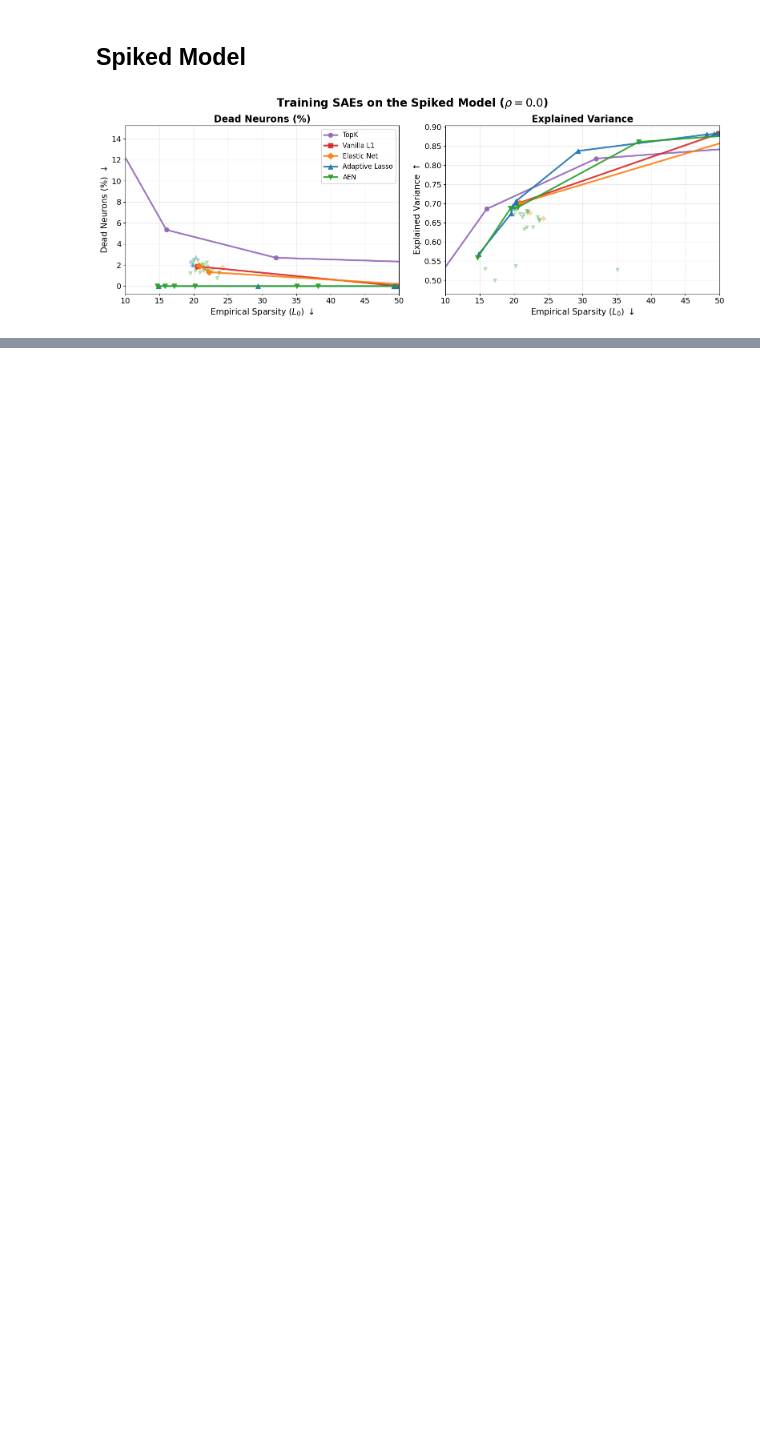
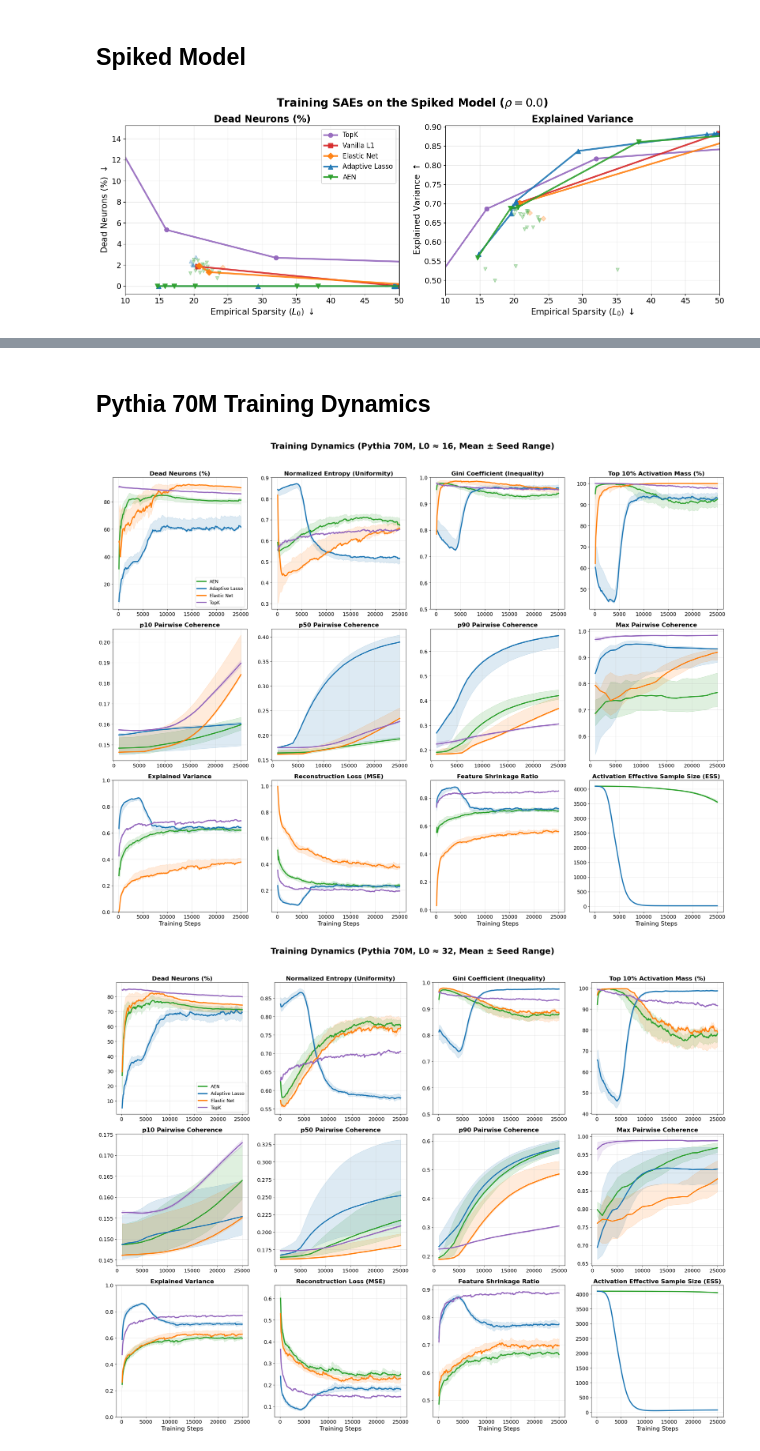
Before and after one commit to farischaudhry/adaptive-elastic-net-sae, a Jupyter notebook: notebooks/analysis.ipynb, the cells around one changed output, grey strips where cells are left out. Saved outputs shown, nothing was run; the diff lists cells and outputs as text; code cells hidden in the pictures; blank space fills up the shorter version.

Commit message:
training dynamics plots

```diff
--- a/notebooks/analysis.ipynb
+++ b/notebooks/analysis.ipynb
@@ -203,0 +206,2 @@ plot_pythia_pareto_with_minmax(grouped_runs)
+# %% [markdown]
+## Pythia 70M Training Dynamics
@@ -203,0 +360,14 @@ plot_pythia_pareto_with_minmax(grouped_runs)
+# %%
+df_step = pd.read_csv("pythia70m_step_by_step_history.csv")
+
+# 2. Render K = 16
+plot_exploratory_dynamics_plt(df_step, RUNS_K16, target_l0_label="16")
+
+# 3. Render K = 32
+plot_exploratory_dynamics_plt(df_step, RUNS_K32, target_l0_label="32")
+
+# 4. Render K = 128
+plot_exploratory_dynamics_plt(df_step, RUNS_K128, target_l0_label="128")
+# %% [output]
+[figure, added]
+[figure, added]
```
Also changed, not shown: parts of 4 cells of this notebook, 1 other file.
